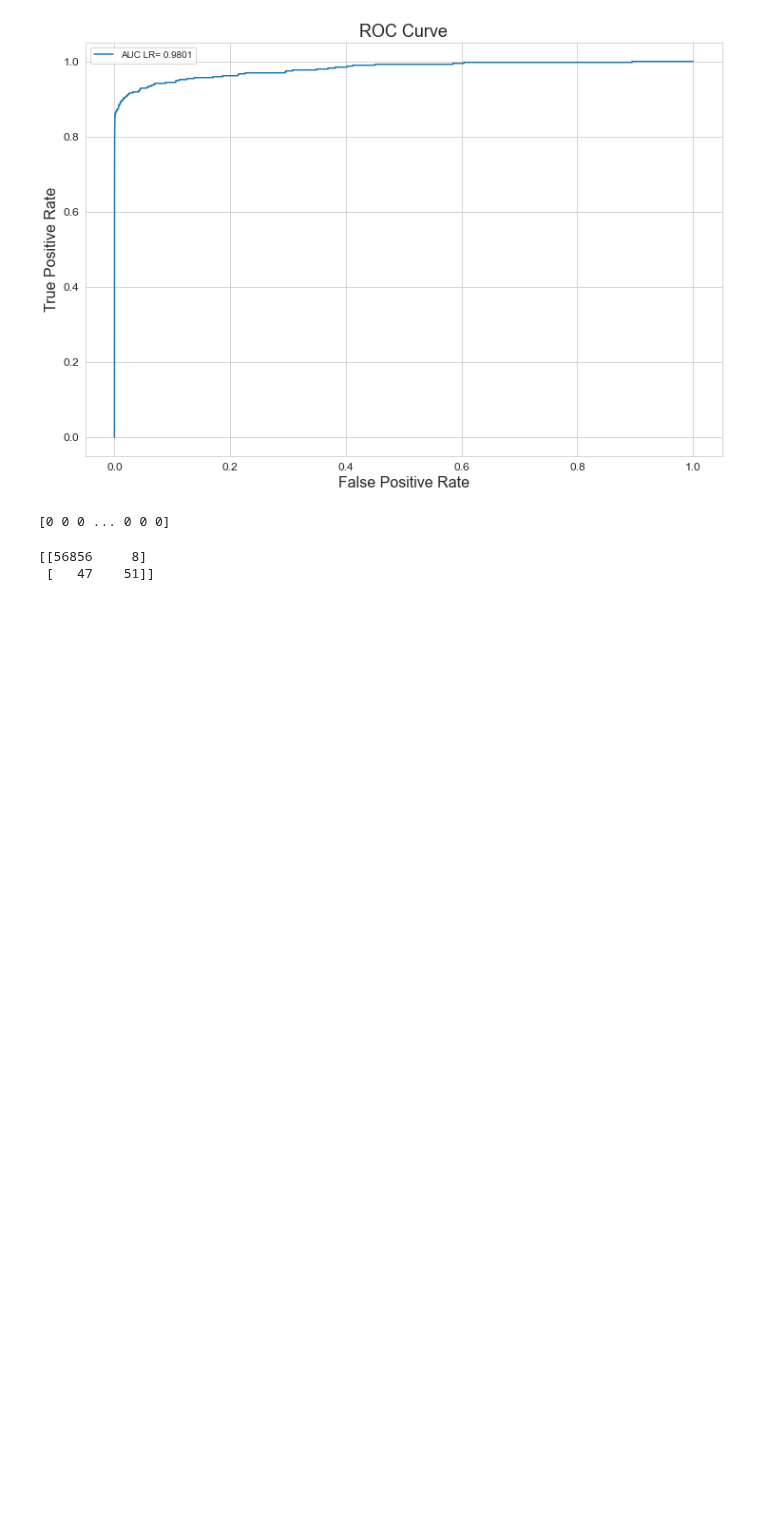
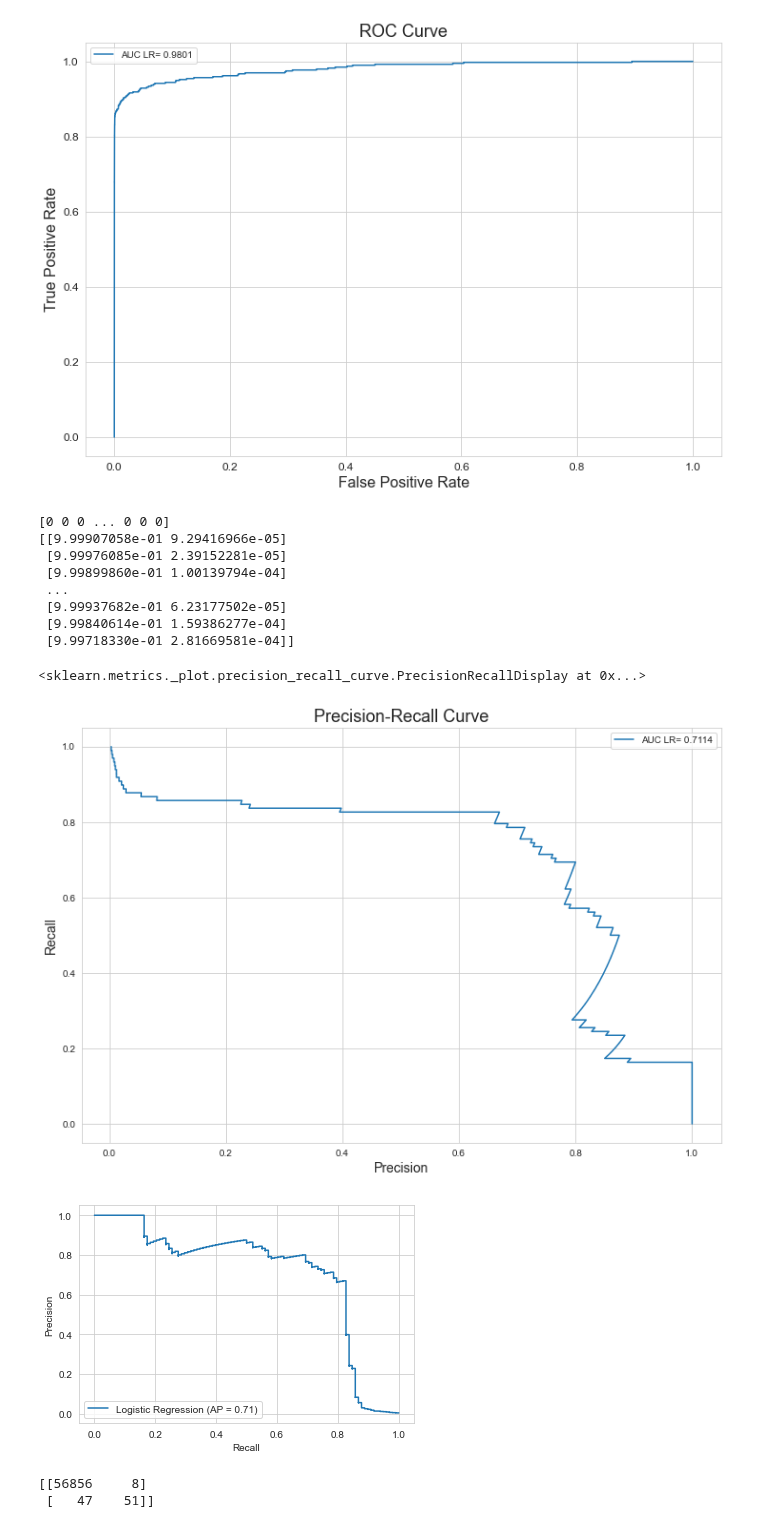
Before and after one commit to Raihana90/Credit-Card-Fraud-Detection, a Jupyter notebook: credit_card_Main.ipynb, the cells around one changed output. Saved outputs shown, nothing was run; the diff lists cells and outputs as text; code cells hidden in the pictures; blank space fills up the shorter version.

```diff
--- a/credit_card_Main.ipynb
+++ b/credit_card_Main.ipynb
@@ -247,8 +247,51 @@ plt.show()
 ## get the predictions X_test
 y_pred_test_LR=pipe_LR.predict(X_test_LR)
 print(y_pred_test_LR)
+
+## get the predictions of the probabilities of X_test
+y_pred_prob_test_LR=pipe_LR.predict_proba(X_test_LR)
+print(y_pred_prob_test_LR)
 # %% [output]
 [0 0 0 ... 0 0 0]
+[[9.99907058e-01 9.29416966e-05]
+ [9.99976085e-01 2.39152281e-05]
+ [9.99899860e-01 1.00139794e-04]
+ ...
+ [9.99937682e-01 6.23177502e-05]
+ [9.99840614e-01 1.59386277e-04]
+ [9.99718330e-01 2.81669581e-04]]
+# %%
+
+from sklearn.metrics import precision_recall_curve, average_precision_score, auc
+# calculate precision-recall curve
+precision_LR, recall_LR, thresholds_LR = precision_recall_curve(y_test_LR, y_pred_prob_test_LR[:,1])
+
+
+
+#avg_pre_LR = average_precision_score(y_test_LR, y_pred_prob_test_LR[:,1])
+
+PRauc_LR= auc(recall_LR, precision_LR)
+#plot precision-recall curve
+plt.figure(figsize=(12,8))
+plt.plot(precision_LR, recall_LR, label='AUC LR= '+str(np.around(PRauc_LR,4)))
+plt.xlabel('Precision', fontsize = 14)
+plt.ylabel('Recall', fontsize = 14)
+plt.title('Precision-Recall Curve', fontsize = 18)
+plt.legend(loc = 'best')
+#find default threshold
+#close_default = np.argmin(np.abs(thresholds_pr - 0.5))
+#ax1.plot(precision[close_default], recall[close_default], 'o', markersize = 8)
+
+
+
+
+from sklearn.metrics import plot_precision_recall_curve
+
+plot_precision_recall_curve(pipe_LR, X_test_LR, y_test_LR, name = 'Logistic Regression')
+# %% [output]
+<sklearn.metrics._plot.precision_recall_curve.PrecisionRecallDisplay at 0x...>
+[figure, added]
+[figure, added]
 # %%
 # now we can get the confusion matrix
 from sklearn.metrics import confusion_matrix
```
Also changed, not shown: parts of 25 cells of this notebook.
